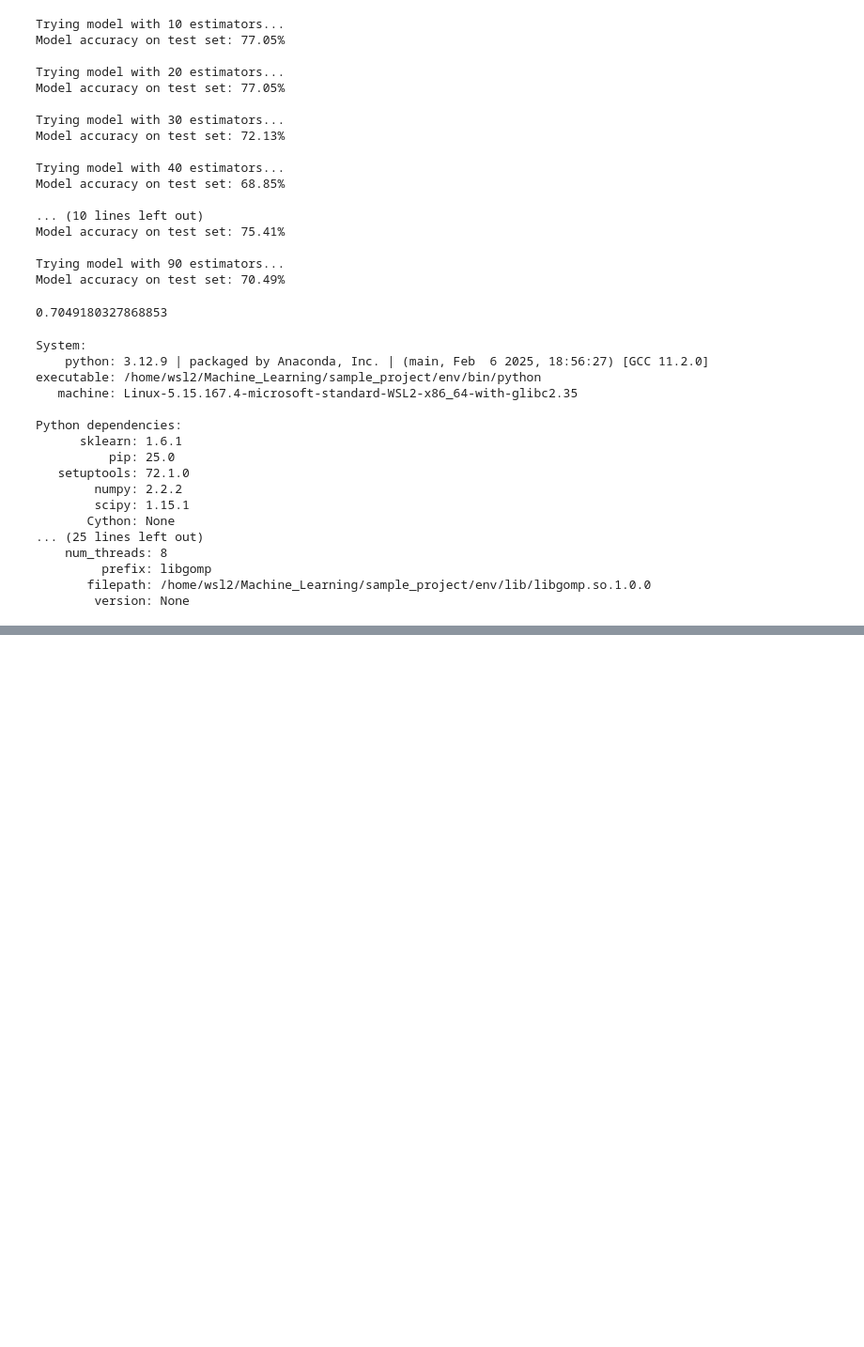
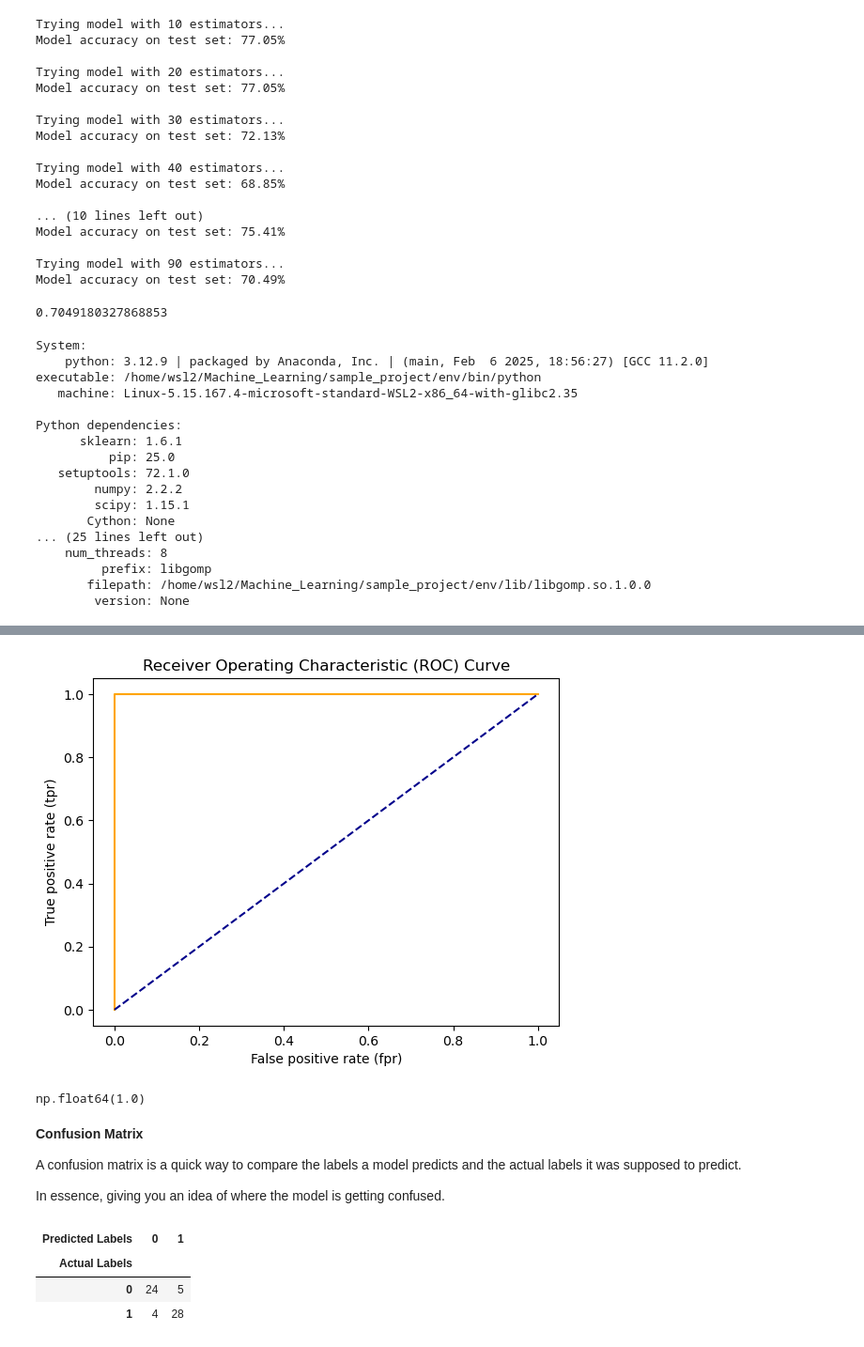
Before and after one commit to dirk-kappel/ml-data_science, a Jupyter notebook: introduction-to-scikit-learn.ipynb, the cells around one changed output, grey strips where cells are left out. Shown: that part at 94% size. Drawn from its saved outputs; the diff is of its cells as text; code cells hidden in the pictures; blank space fills up the shorter version.

```diff
--- a/introduction-to-scikit-learn.ipynb
+++ b/introduction-to-scikit-learn.ipynb
@@ -176,0 +1180,17 @@ Python dependencies:
+# %%
+# Plot perfect ROC curve and AUC score
+fpr, tpr, thresholds = roc_curve(y_test, y_test)
+plot_roc_curve(fpr, tpr)
+# %% [output]
+[figure, added]
+# %%
+# Perfect AUC score
+roc_auc_score(y_test, y_test)
+# %% [output]
+np.float64(1.0)
+# %% [markdown]
+**Confusion Matrix**
+
+A confusion matrix is a quick way to compare the labels a model predicts and the actual labels it was supposed to predict.
+
+In essence, giving you an idea of where the model is getting confused.
@@ -176,0 +1222,11 @@ Python dependencies:
+# %%
+# Visualize confusion matrix with pd.crosstab()
+pd.crosstab(y_test,
+            y_preds,
+            rownames=["Actual Labels"],
+            colnames=["Predicted Labels"])
+# %% [output]
+| Predicted Labels | 0 | 1 |
+| Actual Labels |  |  |
+| 0 | 24 | 5 |
+| 1 | 4 | 28 |
```
Also changed, not shown: parts of 164 cells of this notebook.
